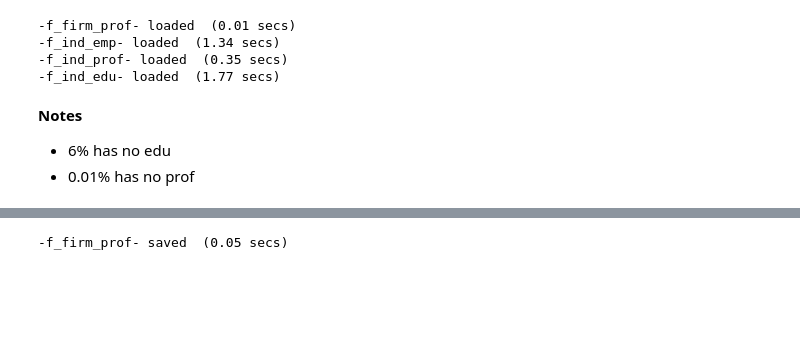
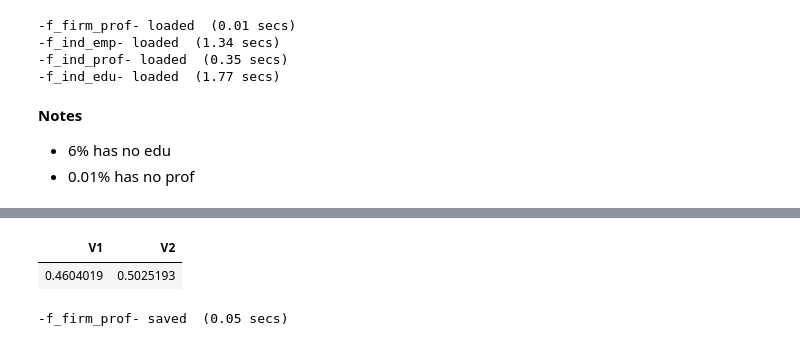
Before and after one commit to YuanyuanTong/CompanyLinks, a Jupyter notebook: data/firm-link.ipynb, the cells around one changed output, grey strips where cells are left out. Cells and saved outputs as stored; diff of their text form; code cells hidden in the pictures; blank space fills up the shorter version.

```diff
--- a/data/firm-link.ipynb
+++ b/data/firm-link.ipynb
@@ -464,3 +478,8 @@ f_firm_prof[1:5]
+# %%
+f_firm_prof[, .(mean(us_pct), mean(na_nationality_pct))]
+# %% [output]
+| V1 | V2 |
+| 0.4604019 | 0.5025193 |
 # %%
 sv(f_firm_prof, path='.')
 fwrite(f_firm_prof, 'f_firm_prof.csv')
```
Also changed, not shown: parts of 2 cells of this notebook, 2 other files.
